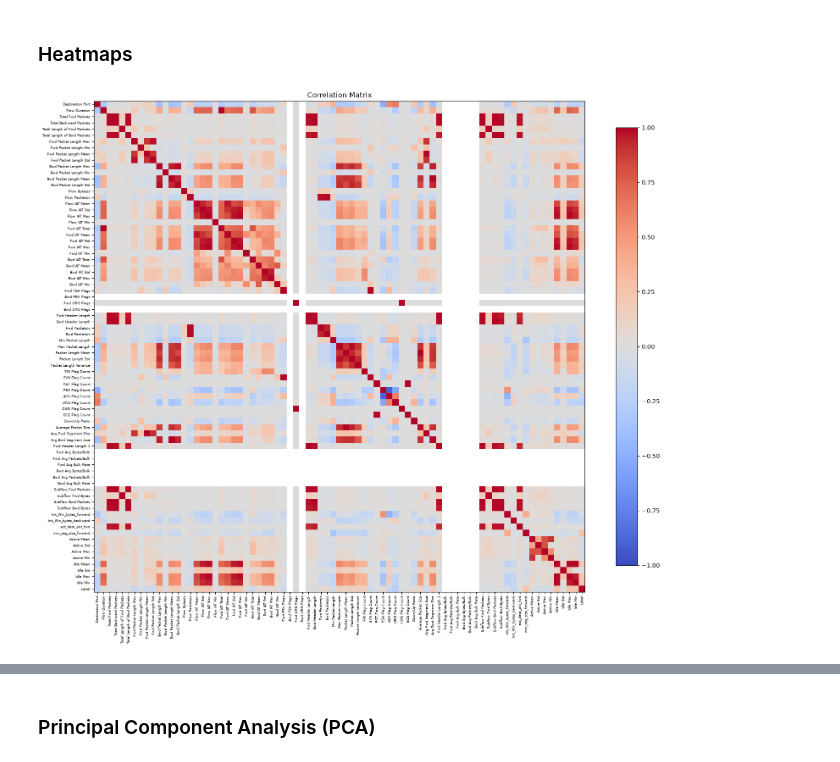
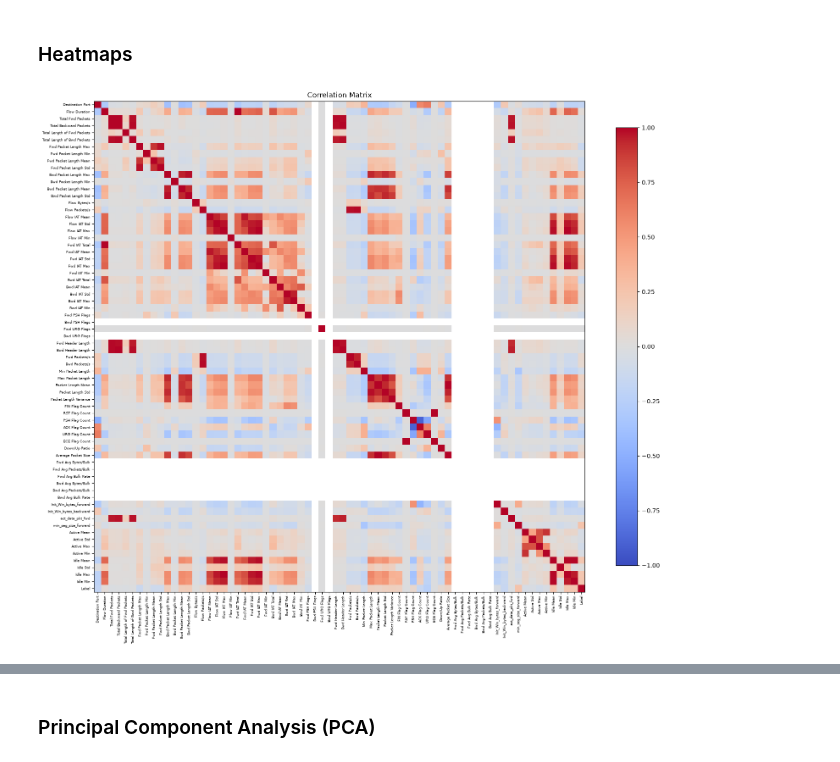
Before and after one commit to stefaniekenyon/bu-dx699-homework-09, a Jupyter notebook: OMDS-ModB2-Week9-Kenyon-Stefanie.ipynb, the cells around one changed output, grey strips where cells are left out. Cells and saved outputs as stored; diff of their text form; code cells hidden in the pictures.

```diff
--- a/OMDS-ModB2-Week9-Kenyon-Stefanie.ipynb
+++ b/OMDS-ModB2-Week9-Kenyon-Stefanie.ipynb
@@ -663,7 +663,7 @@ Dropped 1218489 rows containing negative values -> 1302309 rows remaining
 non_numeric_cols = intrusion_df.select_dtypes(exclude=[np.number]).columns.tolist()
 print("Dropping non-numeric columns:", non_numeric_cols)
 
-ransomware_df = intrusion_df.drop(columns=non_numeric_cols)
+intrusion_df = intrusion_df.drop(columns=non_numeric_cols)
 print(intrusion_df.shape)
 # %% [output]
 Dropping non-numeric columns: []
@@ -738,22 +738,22 @@ Saved intrusion_newtork_traffic_clean.csv
 # %%
 # Draw heatmaps
 
 # Correlation
-corr = ransomware_df.corr()
+corr = intrusion_df.corr()
 
 # Plot
 fig, ax = plt.subplots(figsize=(16, 14))
 im = ax.imshow(corr, cmap='coolwarm', vmin=-1, vmax=1)
 ax.set_xticks(range(len(corr.columns)))
 ax.set_yticks(range(len(corr.columns)))
 ax.set_xticklabels(corr.columns, rotation=90, fontsize=6)
 ax.set_yticklabels(corr.columns, fontsize=6)
 fig.colorbar(im, ax=ax, shrink=0.8)
 ax.set_title("Correlation Matrix")
 plt.tight_layout()
 plt.show()
 # %% [output]
-[figure, old version]
+[figure, new version]
 # %%
 # More readable: top features most correlated with Label
 label_corr = corr['Label'].drop('Label').sort_values(key=lambda s: s.abs(), ascending=False)
```
Also changed, not shown: parts of 4 cells of this notebook.
